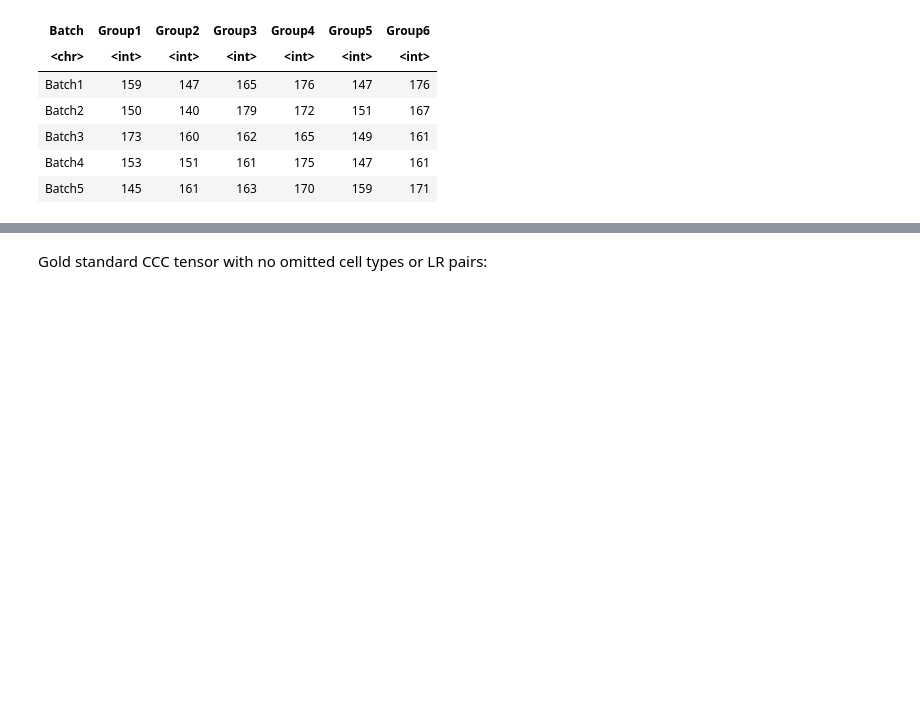
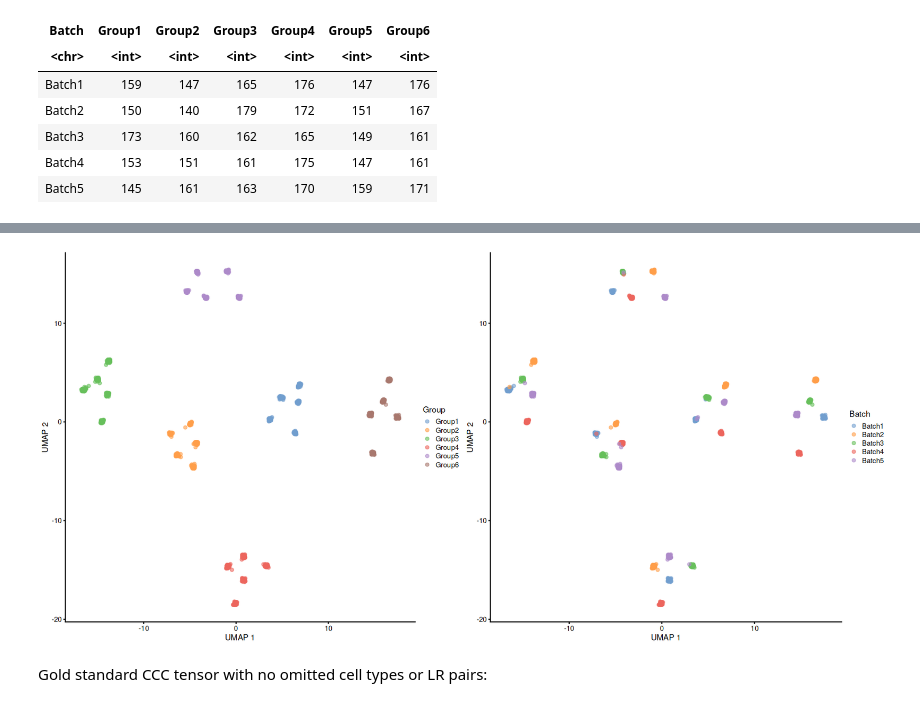
Before and after one commit to hmbaghdassarian/tc2c_benchmark, a Jupyter notebook: notebooks/missing_indices/01_benchmark_iteration.ipynb, the cells around one changed output, grey strips where cells are left out. Cells and saved outputs as stored; diff of their text form; code cells hidden in the pictures; blank space fills up the shorter version.

```diff
--- a/notebooks/missing_indices/01_benchmark_iteration.ipynb
+++ b/notebooks/missing_indices/01_benchmark_iteration.ipynb
@@ -138,2 +179,12 @@ g1
+# %%
+g2a<-plotUMAP(sim.gold.viz, colour_by = "Group", jitter = F)
+g2b<-plotUMAP(sim.gold.viz, colour_by = "Batch", jitter = F)
+
+g2<-ggpubr::ggarrange(g2a, g2b, ncol = 2)
+for (ext in c('.svg', '.png', '.pdf')){ggsave(paste0(data.path, 'figures/', 'missing_vals_umap', ext), g2,
+                                             height = h_, width = w_)}
+g2
+# %% [output]
+[figure, added]
 # %% [markdown]
 Gold standard CCC tensor with no omitted cell types or LR pairs:
```
Also changed, not shown: parts of 23 cells of this notebook, 5 other files.
